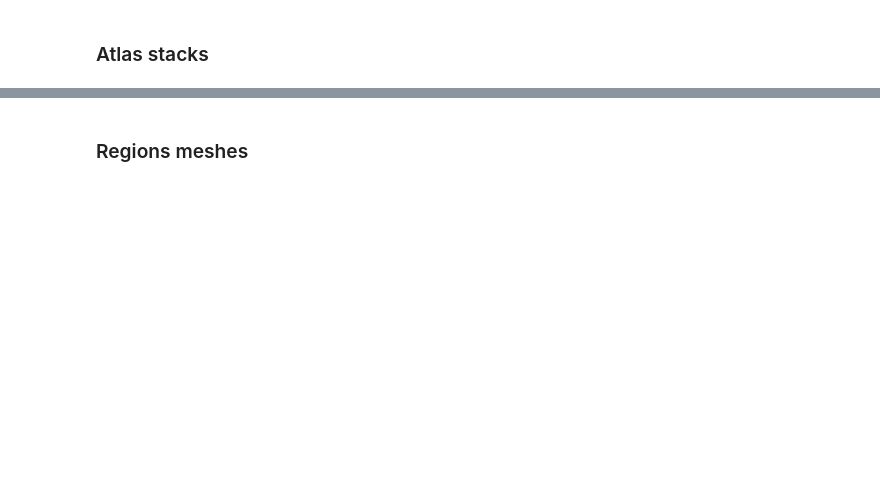
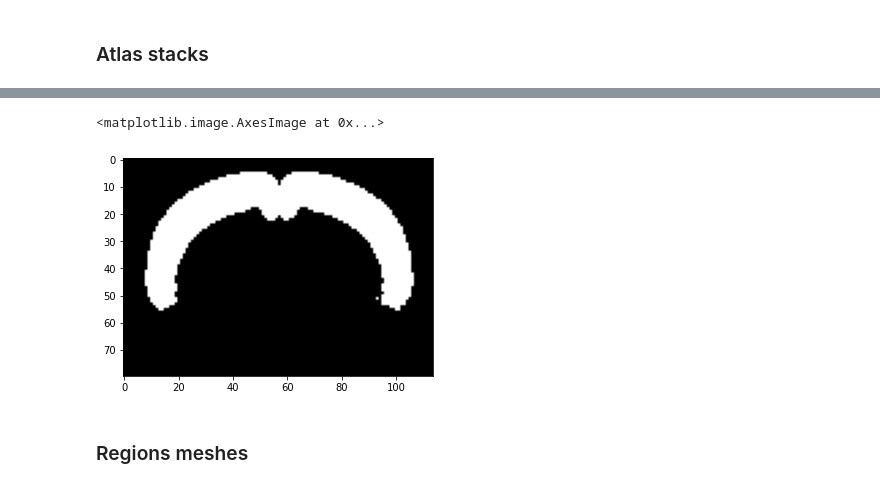
Before and after one commit to vigji/bg-presentation, a Jupyter notebook: BG slides.ipynb, the cells around one changed output, grey strips where cells are left out. Saved outputs shown, nothing was run; the diff lists cells and outputs as text; code cells hidden in the pictures; blank space fills up the shorter version.

```diff
--- a/BG slides.ipynb
+++ b/BG slides.ipynb
@@ -128,3 +156,9 @@ root (997)
+# %%
+plt.figure()
+plt.imshow(mask_stack[60, :, :], cmap="gray")
+# %% [output]
+<matplotlib.image.AxesImage at 0x...>
+[figure, added]
 # %% [markdown]
 ### Regions meshes
 # %%
```
Also changed, not shown: parts of 43 cells of this notebook, 8 other files.
